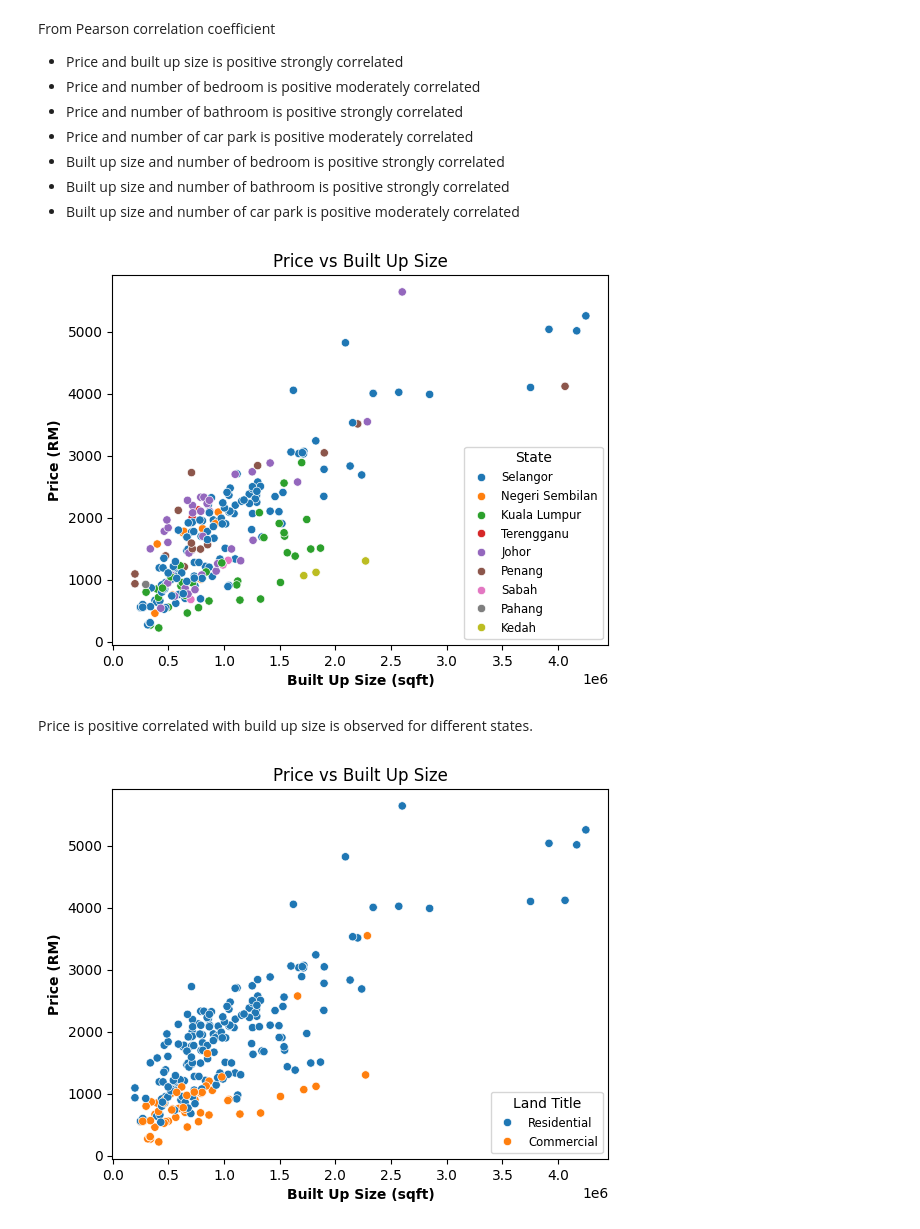
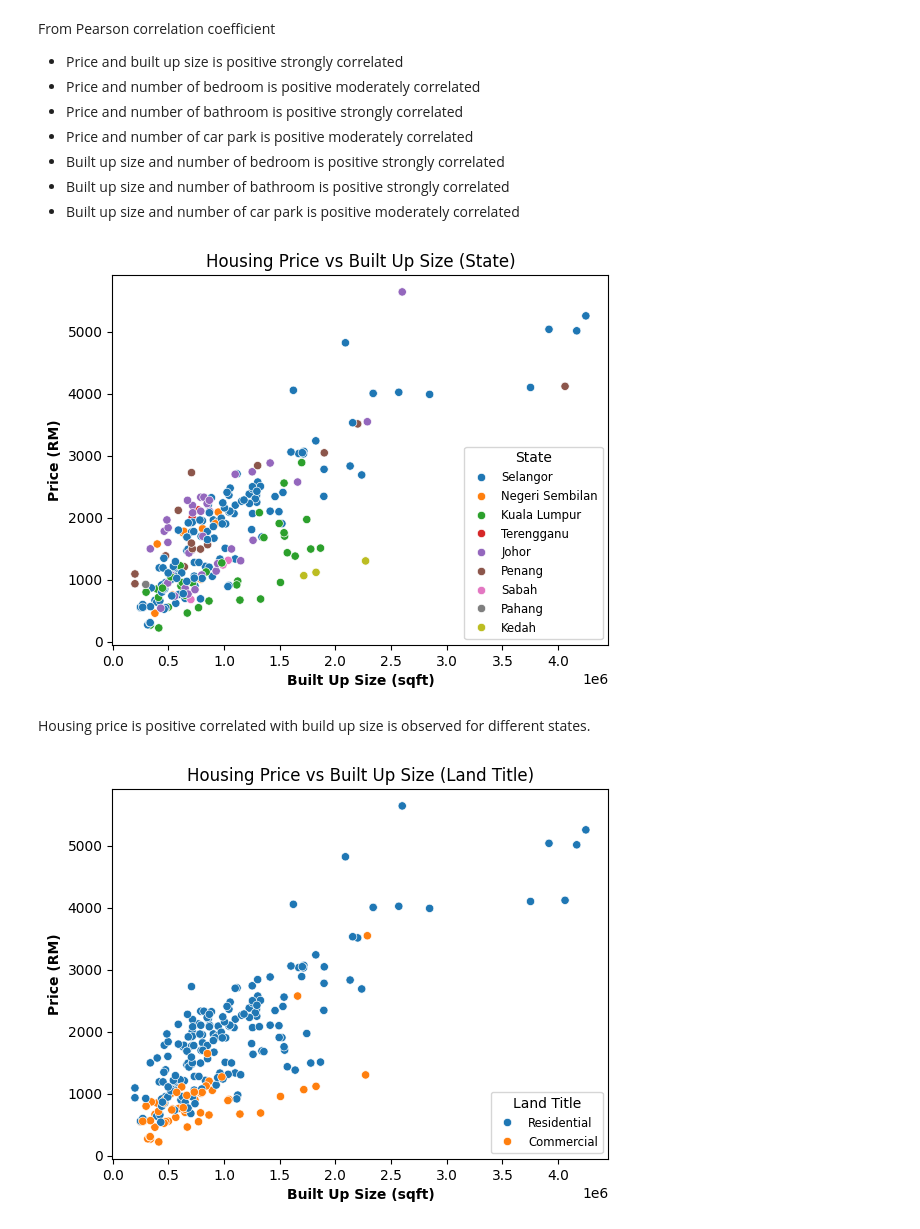
Before and after one commit to Bsting/fc_aps_mini_project_1, a Jupyter notebook: eda/iproperty_eda.ipynb, the cells around one changed output. Cells and saved outputs as stored; diff of their text form; code cells hidden in the pictures.

```diff
--- a/eda/iproperty_eda.ipynb
+++ b/eda/iproperty_eda.ipynb
@@ -717,21 +724,21 @@ From Pearson correlation coefficient
 # %%
 sns.scatterplot(data=df_house, x='price', y='built_up_size', hue='state')
 plt.xlabel('Built Up Size (sqft)', fontdict={'weight': 'bold'})
 plt.ylabel('Price (RM)', fontdict={'weight': 'bold'})
-plt.title('Price vs Built Up Size')
+plt.title('Housing Price vs Built Up Size (State)')
 plt.legend(title="State",loc=4, fontsize='small', fancybox=True)
 plt.show()
 # %% [output]
-[figure, old version]
+[figure, new version]
 # %% [markdown]
-Price is positive correlated with build up size is observed for different states.
+Housing price is positive correlated with build up size is observed for different states.
 # %%
 sns.scatterplot(data=df_house, x='price', y='built_up_size', hue='land_title')
 plt.xlabel('Built Up Size (sqft)', fontdict={'weight': 'bold'})
 plt.ylabel('Price (RM)', fontdict={'weight': 'bold'})
-plt.title('Price vs Built Up Size')
+plt.title('Housing Price vs Built Up Size (Land Title)')
 plt.legend(title="Land Title",loc=4, fontsize='small', fancybox=True)
 plt.show()
 # %% [output]
-[figure, old version]
+[figure, new version]
 # %% [markdown]
```
Also changed, not shown: parts of 20 cells of this notebook.
